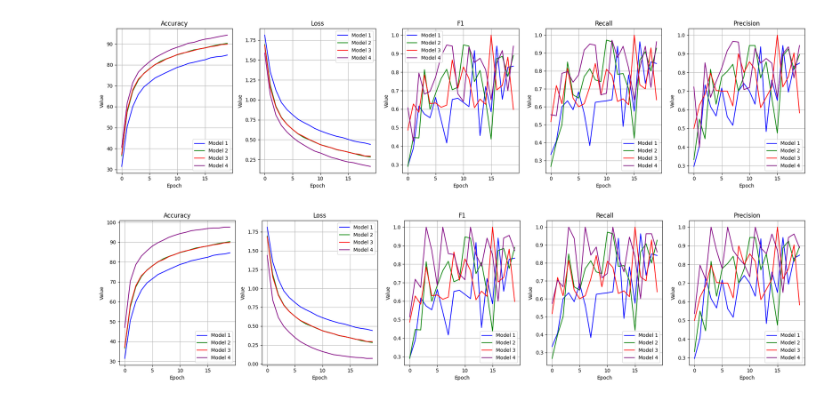
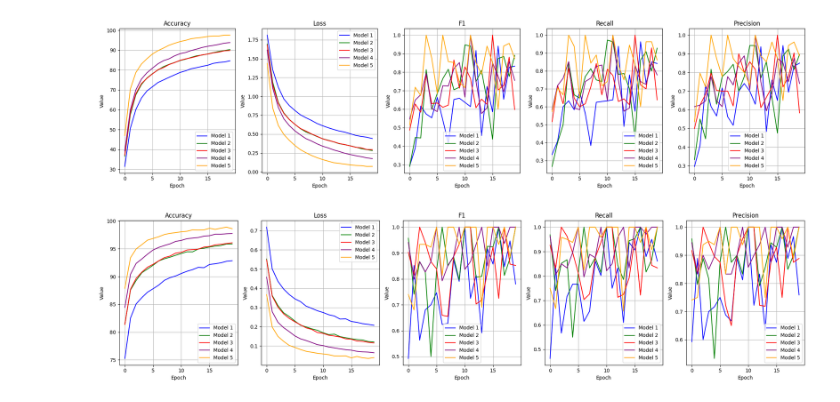
Before and after one commit to kaminskaz/Projekt-Interdyscyplinarny, a Jupyter notebook: code/test_notebooks/visualizations_ugly.ipynb, the cells around one changed output. Cells and saved outputs as stored; diff of their text form; code cells hidden in the pictures.

Commit message:
quick visualizations

```diff
--- a/code/test_notebooks/visualizations_ugly.ipynb
+++ b/code/test_notebooks/visualizations_ugly.ipynb
@@ -30,32 +30,35 @@ def plot_metrics(models_data, titles):
         axs[i].legend()
         axs[i].grid()
 
-    plt.tight_layout()  # Aby wykresy się nie nakładały
-    plt.show()
+    plt.tight_layout()
 
-# Przykład wywołania
+
 models_data = [
     (b0_non_cif_aug_comb, 'Model 1'),
     (b0_non_cif_aug_diff, 'Model 2'),
     (b0_non_cif_aug_same, 'Model 3'),
     (b0_non_cif_stes, 'Model 4'),
-    (b0_cif_base, 'Model 5')
+    (b0_non_cif_base, 'Model 5')
 ]
 
 plot_metrics(models_data, titles=['Model 1', 'Model 2', 'Model 3', 'Model 4', 'Model 5'])
 # %% [output]
-[figure, old version]
+[figure, new version]
 # %%
 b0_cif_aug_comb = pd.read_csv('/Users/karolina/Desktop/PI/pi/EfficientNet-B0 Pretrained_CIFAR10True_Augmentor_combine.csv')
 b0_cif_aug_diff = pd.read_csv('/Users/karolina/Desktop/PI/pi/EfficientNet-B0 Pretrained_CIFAR10True_Augmentor_different.csv')
 b0_cif_aug_same = pd.read_csv('/Users/karolina/Desktop/PI/pi/EfficientNet-B0 Pretrained_CIFAR10True_Augmentor_same.csv')
+b0_cif_stes = pd.read_csv('/Users/karolina/Desktop/PI/pi/EfficientNet-B0 Pretrained_CIFAR10True_STESAugmentor_None.csv')
+b0_cif_base = pd.read_csv('/Users/karolina/Desktop/PI/pi/EfficientNet-B0 Pretrained_CIFAR10True_NoneType_None.csv')
 # %%
 models_data = [
     (b0_cif_aug_comb, 'Model 1'),
     (b0_cif_aug_diff, 'Model 2'),
     (b0_cif_aug_same, 'Model 3'),
+    (b0_cif_stes, 'Model 4'),
+    (b0_cif_base, 'Model 5')
 ]
 
-plot_metrics(models_data, titles=['Model 1', 'Model 2', 'Model 3', 'Model 4'])
+plot_metrics(models_data, titles=['Model 1', 'Model 2', 'Model 3', 'Model 4', 'Model 5'])
 # %% [output]
-[figure, old version]
+[figure, new version]
```
Also changed, not shown: parts of 9 cells of this notebook.
